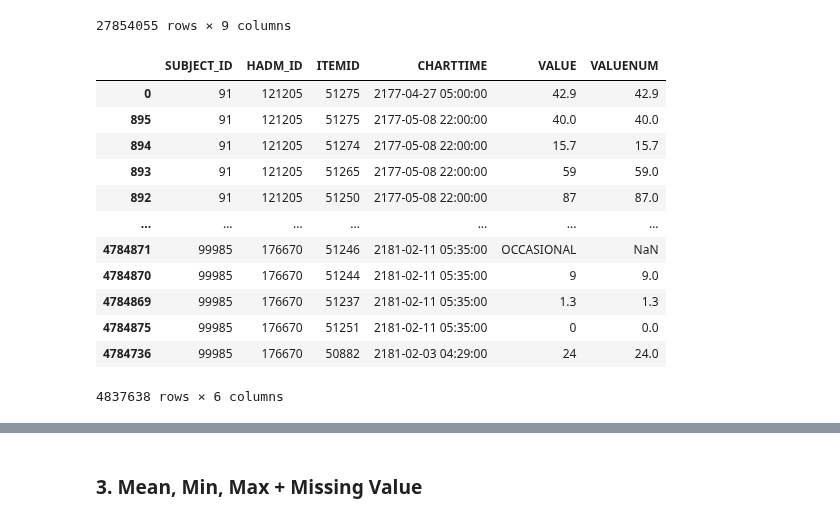
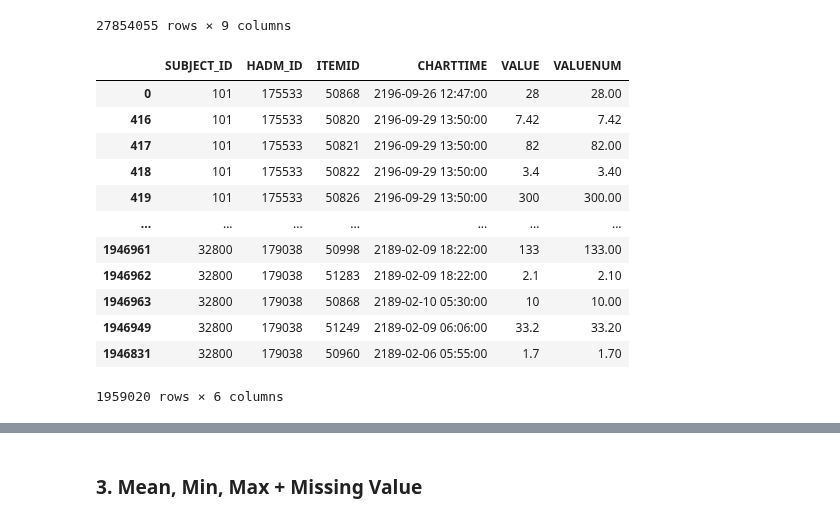
Before and after one commit to NohJangHyun/MIMIC-III-mortality-prediction, a Jupyter notebook: Data Extract/Tabular Data/Laboratory Value Data re-extract.ipynb, the cells around one changed output, grey strips where cells are left out. Cells and saved outputs as stored; diff of their text form; code cells hidden in the pictures.

```diff
--- a/Data Extract/Tabular Data/Laboratory Value Data re-extract.ipynb
+++ b/Data Extract/Tabular Data/Laboratory Value Data re-extract.ipynb
@@ -114,29 +114,30 @@ df1
 27854055 rows × 9 columns
 # %%
 # ARDS 환자 ID와 겹치는 데이터만 남기기
-patients = pd.read_csv("~/project/MIMIC-III/ARDS.csv")
+patients = pd.read_csv("~/project/MIMIC-III/Data/OI&OSI/new_OI&OSI(down).csv")
+patients = patients[["SUBJECT_ID", "HADM_ID", "y"]]
 
 # 조인하여 데이터 추출
 merged = pd.merge(df1, patients, on=['SUBJECT_ID', 'HADM_ID'], how='inner')
 
 # 필요한 칼럼만 선택 + SUBJECT_ID 기준 정렬
 df3 = merged[['SUBJECT_ID', 'HADM_ID', 'ITEMID', 'CHARTTIME', 'VALUE', 'VALUENUM']]
 df3 = df3.sort_values(by='SUBJECT_ID', ascending=True)
 df3
 # %% [output]
 |  | SUBJECT_ID | HADM_ID | ITEMID | CHARTTIME | VALUE | VALUENUM |
-| 0 | 91 | 121205 | 51275 | 2177-04-27 05:00:00 | 42.9 | 42.9 |
-| 895 | 91 | 121205 | 51275 | 2177-05-08 22:00:00 | 40.0 | 40.0 |
-| 894 | 91 | 121205 | 51274 | 2177-05-08 22:00:00 | 15.7 | 15.7 |
-| 893 | 91 | 121205 | 51265 | 2177-05-08 22:00:00 | 59 | 59.0 |
-| 892 | 91 | 121205 | 51250 | 2177-05-08 22:00:00 | 87 | 87.0 |
+| 0 | 101 | 175533 | 50868 | 2196-09-26 12:47:00 | 28 | 28.00 |
+| 416 | 101 | 175533 | 50820 | 2196-09-29 13:50:00 | 7.42 | 7.42 |
+| 417 | 101 | 175533 | 50821 | 2196-09-29 13:50:00 | 82 | 82.00 |
+| 418 | 101 | 175533 | 50822 | 2196-09-29 13:50:00 | 3.4 | 3.40 |
+| 419 | 101 | 175533 | 50826 | 2196-09-29 13:50:00 | 300 | 300.00 |
 | ... | ... | ... | ... | ... | ... | ... |
-| 4784871 | 99985 | 176670 | 51246 | 2181-02-11 05:35:00 | OCCASIONAL | NaN |
-| 4784870 | 99985 | 176670 | 51244 | 2181-02-11 05:35:00 | 9 | 9.0 |
-| 4784869 | 99985 | 176670 | 51237 | 2181-02-11 05:35:00 | 1.3 | 1.3 |
-| 4784875 | 99985 | 176670 | 51251 | 2181-02-11 05:35:00 | 0 | 0.0 |
-| 4784736 | 99985 | 176670 | 50882 | 2181-02-03 04:29:00 | 24 | 24.0 |
+| 1946961 | 32800 | 179038 | 50998 | 2189-02-09 18:22:00 | 133 | 133.00 |
+| 1946962 | 32800 | 179038 | 51283 | 2189-02-09 18:22:00 | 2.1 | 2.10 |
+| 1946963 | 32800 | 179038 | 50868 | 2189-02-10 05:30:00 | 10 | 10.00 |
+| 1946949 | 32800 | 179038 | 51249 | 2189-02-09 06:06:00 | 33.2 | 33.20 |
+| 1946831 | 32800 | 179038 | 50960 | 2189-02-06 05:55:00 | 1.7 | 1.70 |
-4837638 rows × 6 columns
+1959020 rows × 6 columns
 # %%
 # 환자별 첫 24시간 이내의 데이터만 남기기
 df3['CHARTTIME'] = pd.to_datetime(df3['CHARTTIME']) # CHARTTIME 컬럼을 datetime 자료형으로 변환
```
Also changed, not shown: parts of 8 cells of this notebook, 5 other files.
